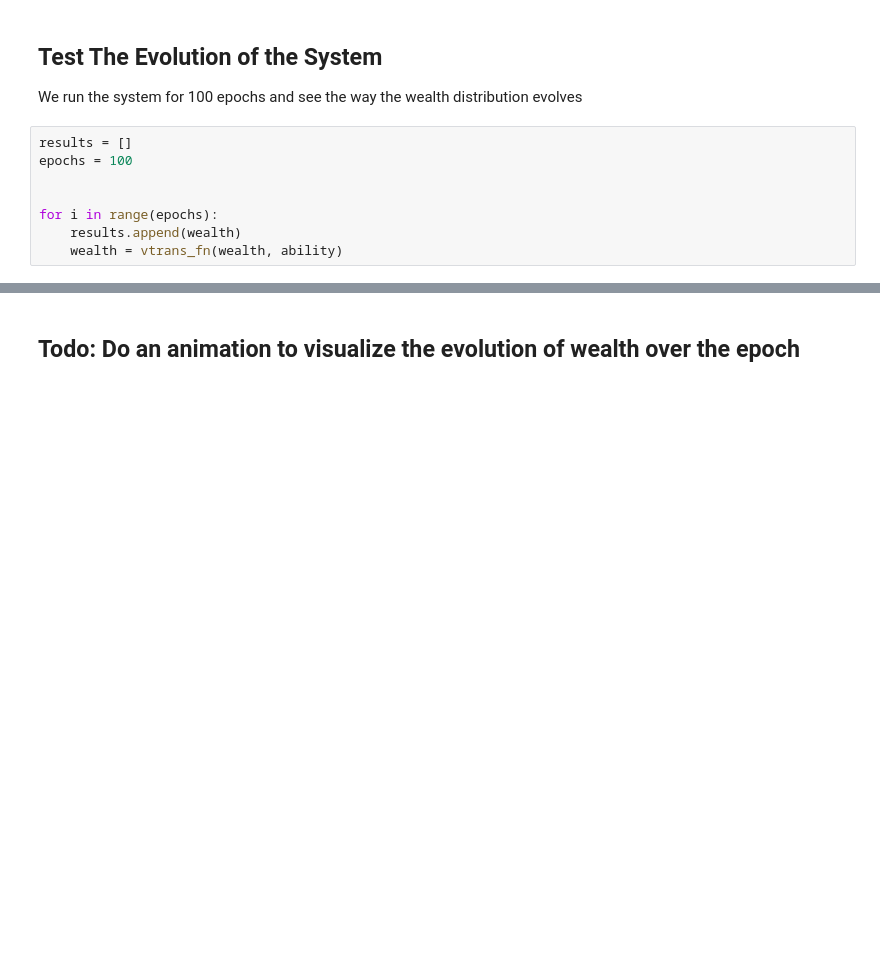
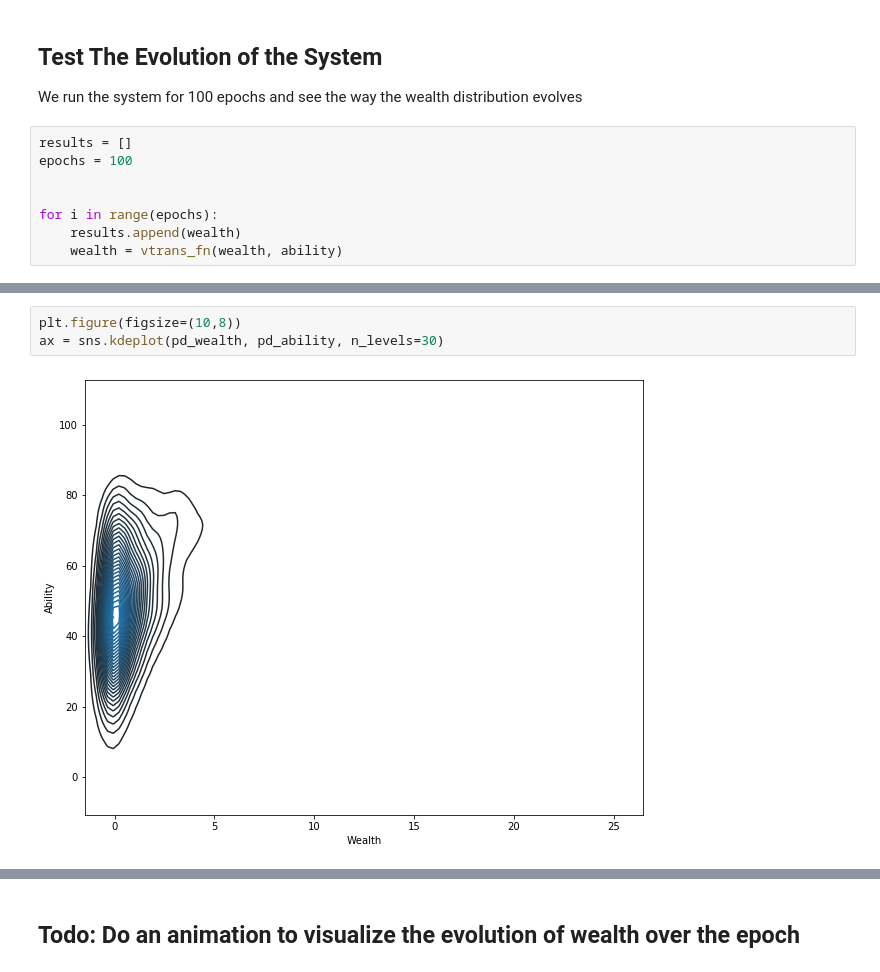
Before and after one commit to JSeam2/AbilityWealthModelling, a Jupyter notebook: Ability Wealth Modelling.ipynb, the cells around one changed output, grey strips where cells are left out. Saved outputs shown, nothing was run; the diff lists cells and outputs as text; blank space fills up the shorter version.

```diff
--- a/Ability Wealth Modelling.ipynb
+++ b/Ability Wealth Modelling.ipynb
@@ -90,0 +119,5 @@ sns.distplot(pd_wealth)
+# %%
+plt.figure(figsize=(10,8))
+ax = sns.kdeplot(pd_wealth, pd_ability, n_levels=30)
+# %% [output]
+[figure, added]
```
Also changed, not shown: parts of 15 cells of this notebook, 1 other file.
